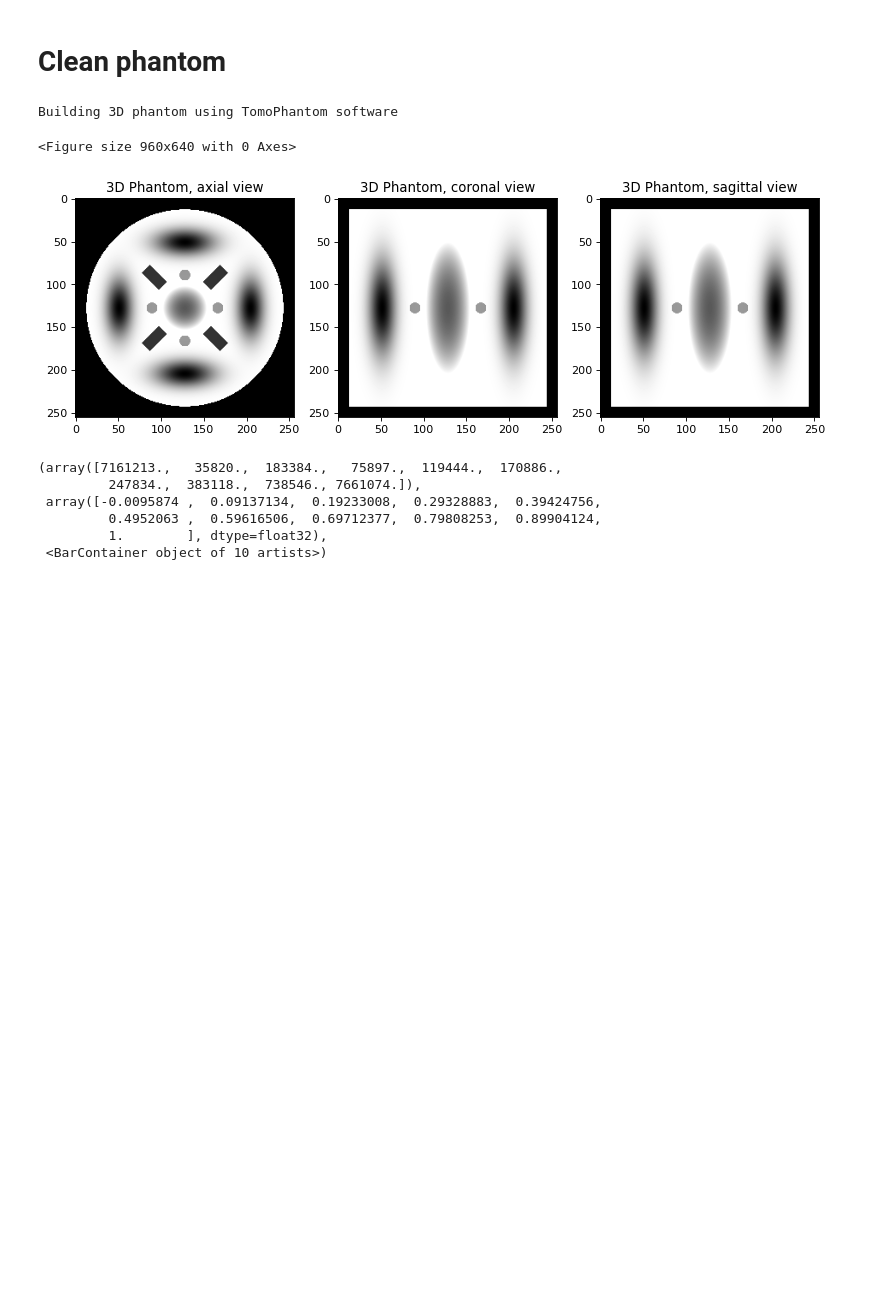
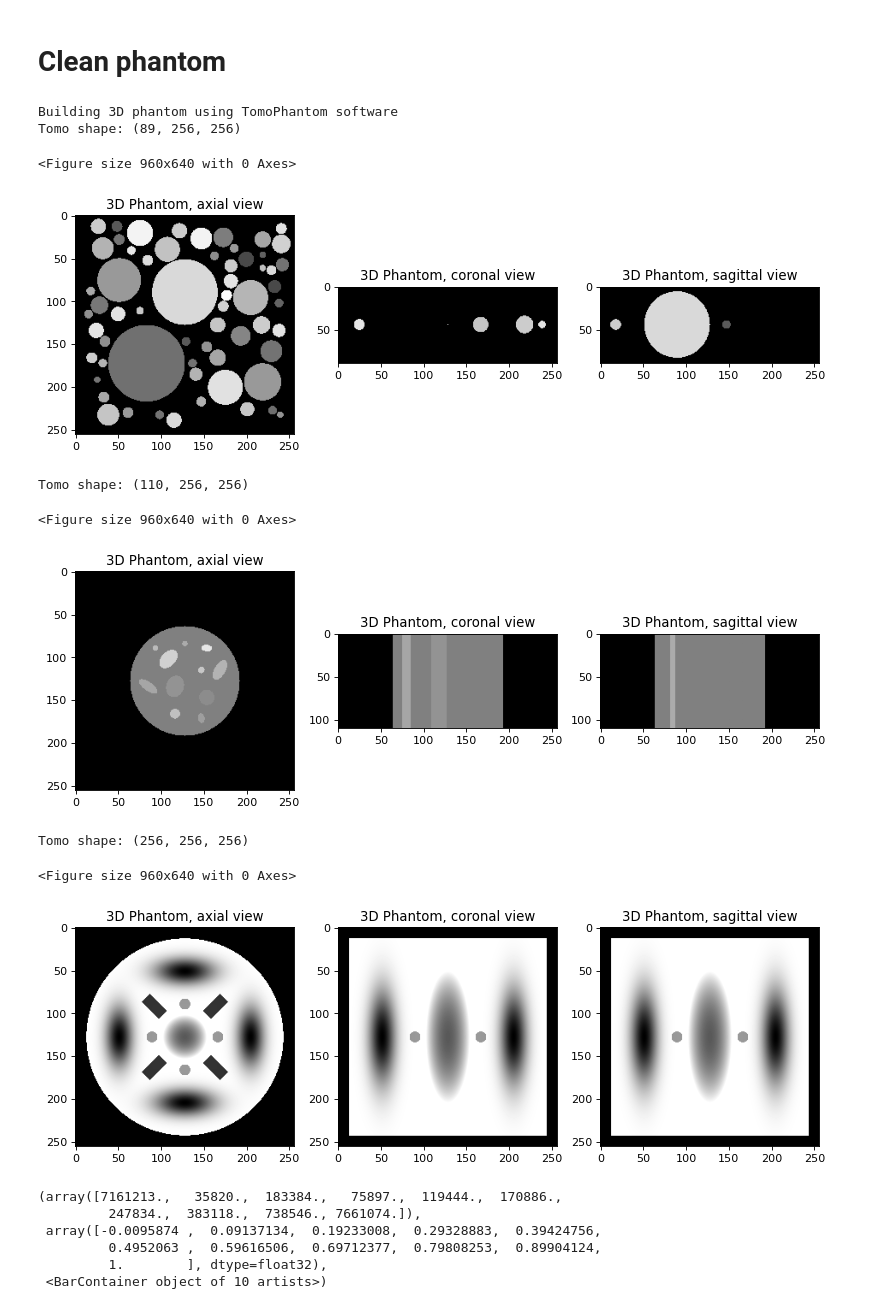
Before and after one commit to Fickincool/master-thesis, a Jupyter notebook: Notebooks/6.00_self2selfDenoising/6.08_tomoPhantoms.ipynb, the cells around one changed output. Drawn from its saved outputs; the diff is of its cells as text; code cells hidden in the pictures; blank space fills up the shorter version.

Commit message:
Update tomoPhantom dataset ignoring Z slices with all zero values as this yields misleading SSIM and PSNR results, since data is too sparse.

```diff
--- a/Notebooks/6.00_self2selfDenoising/6.08_tomoPhantoms.ipynb
+++ b/Notebooks/6.00_self2selfDenoising/6.08_tomoPhantoms.ipynb
@@ -57,38 +57,58 @@ Building 3D phantom using TomoPhantom software
 ... (42 outputs left out)
 # %% [markdown]
 # Clean phantom
+# %%
+def filter_phantom(phantom_tm):
+    nonzero_zidx = []
+    for zidx in range(len(phantom_tm)):
+        if phantom_tm[zidx, :, :].sum()!=0:
+            nonzero_zidx.append(zidx)
+    return phantom_tm[nonzero_zidx]
 # %%
 print ("Building 3D phantom using TomoPhantom software")
-model = 16 # select a model number from the library: 8, 14, 16
 N_size = 256 # Define phantom dimensions using a scalar value (cubic phantom)
 path = os.path.dirname(tomophantom.__file__)
 path_library3D = os.path.join(path, "Phantom3DLibrary.dat")
-#This will generate a N_size x N_size x N_size phantom (3D)
-phantom_tm = TomoP3D.Model(model, N_size, path_library3D)
 
-sliceSel = int(0.5*N_size)
-plt.gray()
-plt.figure()
-plt.subplot(131)
-plt.imshow(phantom_tm[sliceSel,:,:],vmin=0, vmax=1)
-plt.title('3D Phantom, axial view')
+# select a model number from the library: 8, 14, 16
+for model in [8, 14, 16]:
+    #This will generate a N_size x N_size x N_size phantom (3D)
+    phantom_tm = TomoP3D.Model(model, N_size, path_library3D)
+    phantom_tm = filter_phantom(phantom_tm)
 
-plt.subplot(132)
-plt.imshow(phantom_tm[:,sliceSel,:],vmin=0, vmax=1)
-plt.title('3D Phantom, coronal view')
+    print("Tomo shape:", phantom_tm.shape)
 
-plt.subplot(133)
-plt.imshow(phantom_tm[:,:,sliceSel],vmin=0, vmax=1)
-plt.title('3D Phantom, sagittal view')
-plt.show()
+    sliceSel = np.array(phantom_tm.shape)//2
+    plt.gray()
+    plt.figure()
+    plt.subplot(131)
+    plt.imshow(phantom_tm[sliceSel[0],:,:],vmin=0, vmax=1)
+    plt.title('3D Phantom, axial view')
 
-filename = 'tomoPhantom_model%i.mrc' %model
-with mrcfile.new(os.path.join(saveFolder, filename), overwrite=True) as mrc:
-    mrc.set_data(phantom_tm)
+    plt.subplot(132)
+    plt.imshow(phantom_tm[:,sliceSel[1],:],vmin=0, vmax=1)
+    plt.title('3D Phantom, coronal view')
+
+    plt.subplot(133)
+    plt.imshow(phantom_tm[:,:,sliceSel[2]],vmin=0, vmax=1)
+    plt.title('3D Phantom, sagittal view')
+    plt.show()
+
+
+    filename = 'tomoPhantom_model%i.mrc' %model
+    with mrcfile.new(os.path.join(saveFolder, filename), overwrite=True) as mrc:
+        mrc.set_data(phantom_tm)
 # %% [output]
 Building 3D phantom using TomoPhantom software
+Tomo shape: (89, 256, 256)
 <Figure size 960x640 with 0 Axes>
-[figure, old version]
+[figure, new version]
+Tomo shape: (110, 256, 256)
+<Figure size 960x640 with 0 Axes>
+[figure, added]
+Tomo shape: (256, 256, 256)
+<Figure size 960x640 with 0 Axes>
+[figure, added]
 # %%
 plt.hist(phantom_tm.flatten())
 # %% [output]
```
Also changed, not shown: 2 other files.
